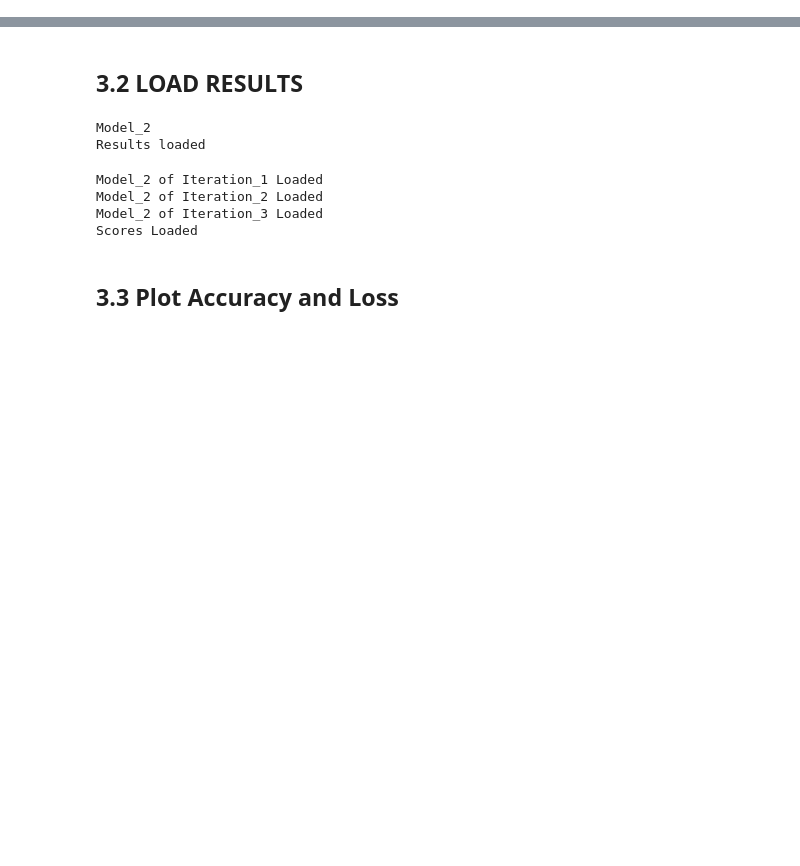
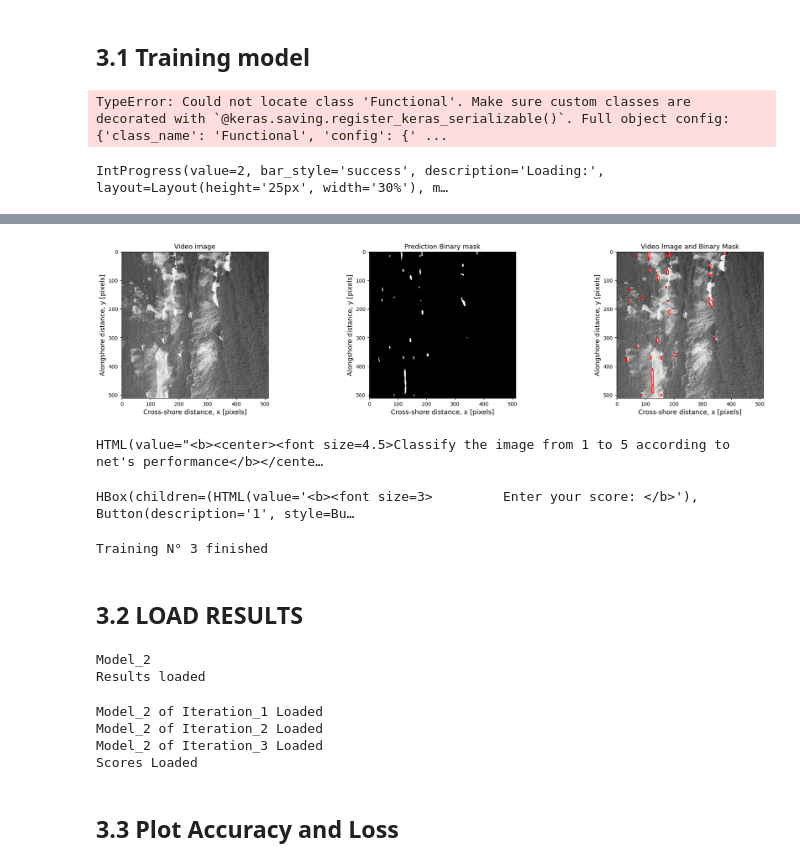
Before and after one commit to fj23eslaonda/ICCE2024, a Jupyter notebook: WaveBreakingModel.ipynb, the cells around one changed output, grey strips where cells are left out. Saved outputs shown, nothing was run; the diff lists cells and outputs as text; code cells hidden in the pictures; blank space fills up the shorter version.

```diff
--- a/WaveBreakingModel.ipynb
+++ b/WaveBreakingModel.ipynb
@@ -116,0 +69,5 @@ ModuleNotFoundError: No module named 'Duck_Model'
+# %%
+paths = all_paths(username      = 'Saez',
+                  images_folder = 'SpicerDuck', # Folder where you save your images => 'project_name': 'Las_Cruces'
+                  arrays_folder = 'SpicerDuck', # Folder where you save your images as matrix  => 'project_name': 'Las_Cruces'
+                  model2use     = 'model_1')    # Configuration of the model to be used
@@ -116,0 +100,8 @@ ModuleNotFoundError: No module named 'Duck_Model'
+# %%
+# Function to load all datasets
+x_tr, y_tr, x_val, y_val, x_retr, x_tst = load_datasets_from_array(paths  = paths,
+                                                                   x_tr   = True,
+                                                                   y_tr   = True,
+                                                                   x_retr = True,
+                                                                   x_tst  = True
+                                                                   )
@@ -116,0 +140,28 @@ ModuleNotFoundError: No module named 'Duck_Model'
+# %% [markdown]
+## 3.1 Training model
+# %%
+model_setup = {'learning_rate': 1e-2,
+               'epochs': 50,
+               'batch_size': 2,
+               'verbose': True}
+
+data = {'x_tr':   x_tr,
+        'y_tr':   y_tr,
+        'x_val':  x_val,
+        'y_val':  y_val,
+        'x_retr': x_retr
+        }
+
+model = freeze_weight(paths, 'model_1')
+# %% [output]
+TypeError: Could not locate class 'Functional'. Make sure custom classes are decorated with `@keras.saving.register_keras_serializable()`. Full object config: {'class_name': 'Functional', 'config': {' ...
+# %%
+UNet_engine(paths,
+            model,
+            data,
+            iterations     = 3,
+            n_img          = 10,
+            model_selected = 'model_5',
+            model_setup    = model_setup)
+# %% [output]
+IntProgress(value=2, bar_style='success', description='Loading:', layout=Layout(height='25px', width='30%'), m…
@@ -117,3 +169,7 @@ ModuleNotFoundError: No module named 'Duck_Model'
+[figure, added]
+HTML(value="<b><center><font size=4.5>Classify the image from 1 to 5 according to net's performance</b></cente…
+HBox(children=(HTML(value='<b><font size=3>         Enter your score: </b>'), Button(description='1', style=Bu…
+Training N° 3 finished
 # %% [markdown]
 ## 3.2 LOAD RESULTS
 # %%
```
Also changed, not shown: parts of 17 cells of this notebook.
